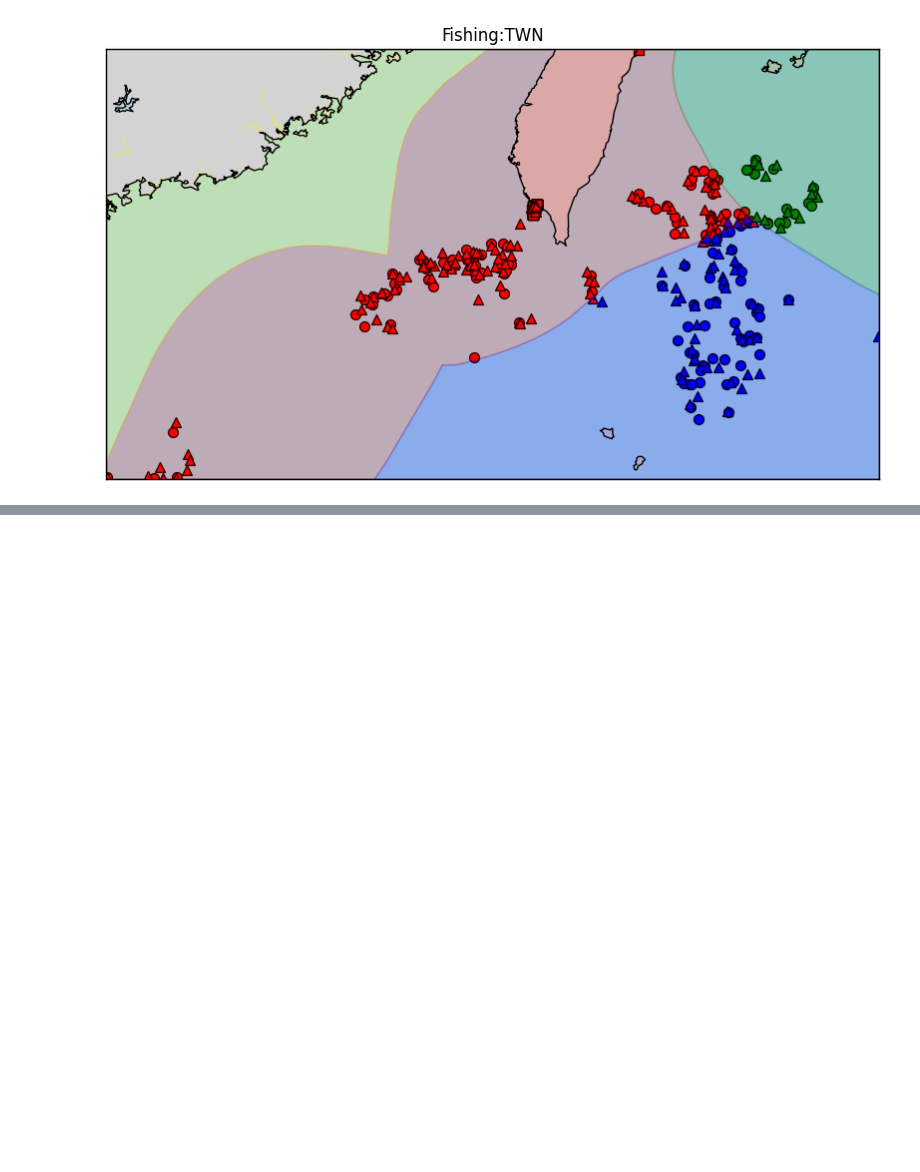
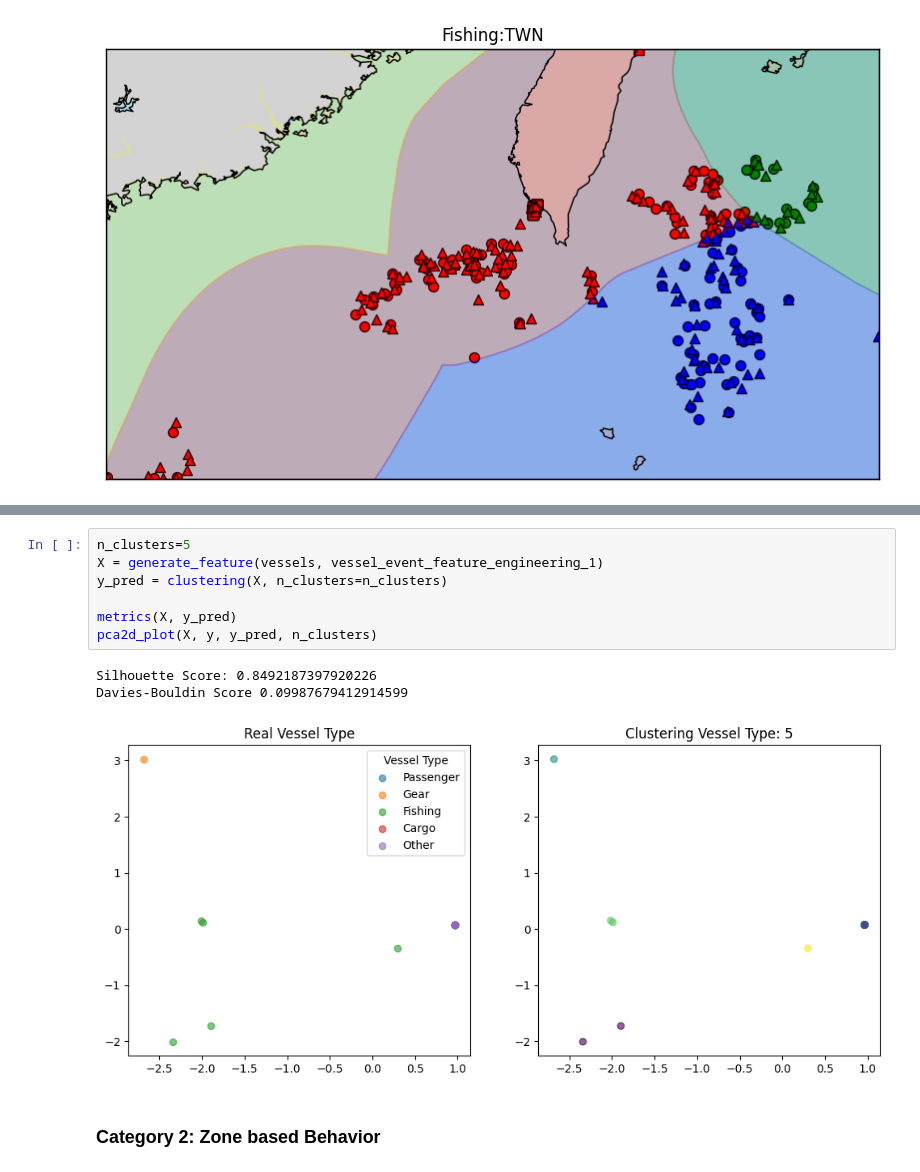
Before and after one commit to csian98/isi-knowledge-graph-analysis, a Jupyter notebook: notebook/Sian_LLM_260305.ipynb, the cells around one changed output, grey strips where cells are left out. Saved outputs shown, nothing was run; the diff lists cells and outputs as text; blank space fills up the shorter version.

```diff
--- a/notebook/Sian_LLM_260305.ipynb
+++ b/notebook/Sian_LLM_260305.ipynb
@@ -301,0 +414,13 @@ def vessel_info(vessel: str):
+# %%
+n_clusters=5
+X = generate_feature(vessels, vessel_event_feature_engineering_1)
+y_pred = clustering(X, n_clusters=n_clusters)
+
+metrics(X, y_pred)
+pca2d_plot(X, y, y_pred, n_clusters)
+# %% [output]
+Silhouette Score: 0.8492187397920226
+Davies-Bouldin Score 0.09987679412914599
+[figure, added]
+# %% [markdown]
+### Category 2: Zone based Behavior
```
Also changed, not shown: parts of 27 cells of this notebook, 6 other files.
